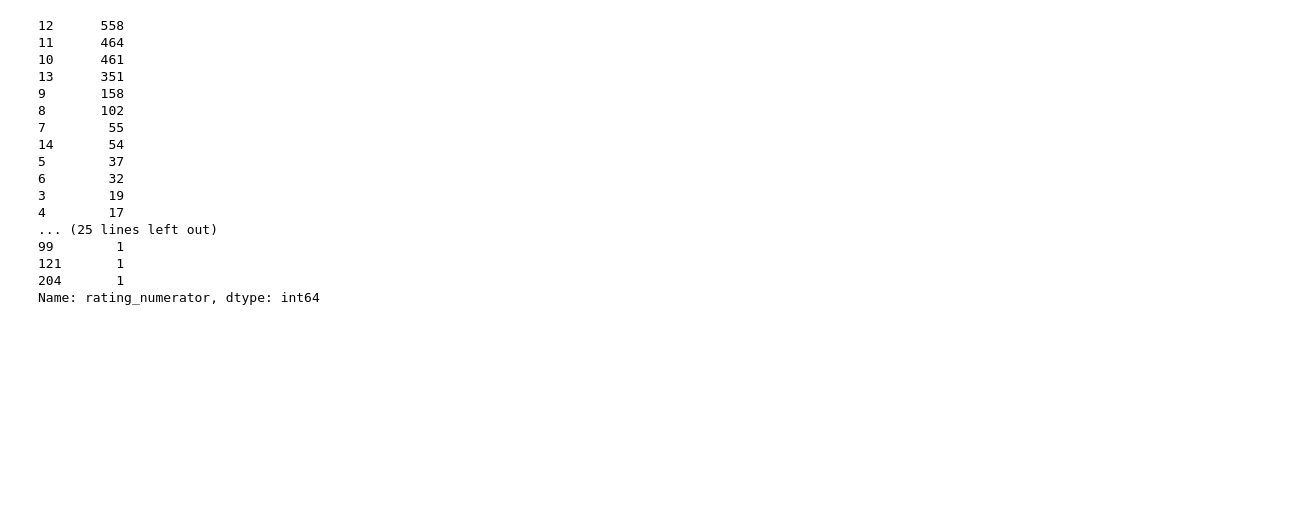
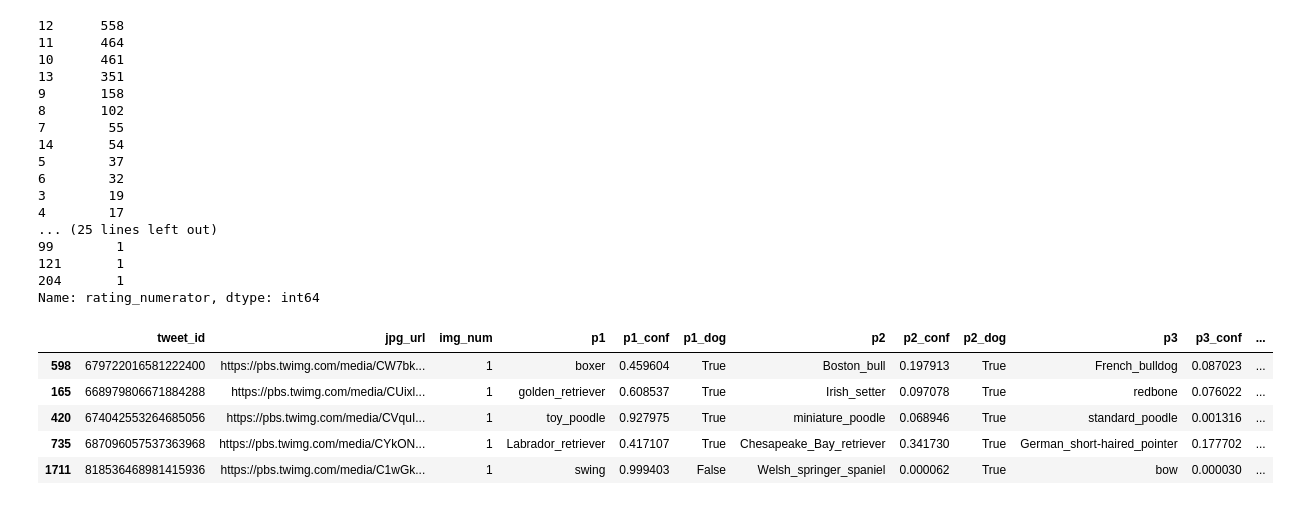
Before and after one commit to jgu1989/UdacityDataAnalystNanodegree, a Jupyter notebook: 4_Wrangle_Analyze/wrangle_act.ipynb, the cells around one changed output. Drawn from its saved outputs; the diff is of its cells as text; code cells hidden in the pictures; blank space fills up the shorter version.

```diff
--- a/4_Wrangle_Analyze/wrangle_act.ipynb
+++ b/4_Wrangle_Analyze/wrangle_act.ipynb
@@ -182,3 +182,12 @@ df.rating_numerator.value_counts()
 121       1
 204       1
 Name: rating_numerator, dtype: int64
+# %%
+img.sample(5)
+# %% [output]
+|  | tweet_id | jpg_url | img_num | p1 | p1_conf | p1_dog | p2 | p2_conf | p2_dog | p3 | p3_conf | ... |
+| 598 | 679722016581222400 | https://pbs.twimg.com/media/CW7bk... | 1 | boxer | 0.459604 | True | Boston_bull | 0.197913 | True | French_bulldog | 0.087023 | ... |
+| 165 | 668979806671884288 | https://pbs.twimg.com/media/CUixl... | 1 | golden_retriever | 0.608537 | True | Irish_setter | 0.097078 | True | redbone | 0.076022 | ... |
+| 420 | 674042553264685056 | https://pbs.twimg.com/media/CVquI... | 1 | toy_poodle | 0.927975 | True | miniature_poodle | 0.068946 | True | standard_poodle | 0.001316 | ... |
+| 735 | 687096057537363968 | https://pbs.twimg.com/media/CYkON... | 1 | Labrador_retriever | 0.417107 | True | Chesapeake_Bay_retriever | 0.341730 | True | German_short-haired_pointer | 0.177702 | ... |
+| 1711 | 818536468981415936 | https://pbs.twimg.com/media/C1wGk... | 1 | swing | 0.999403 | False | Welsh_springer_spaniel | 0.000062 | True | bow | 0.000030 | ... |
```
Also changed, not shown: parts of 5 cells of this notebook.
